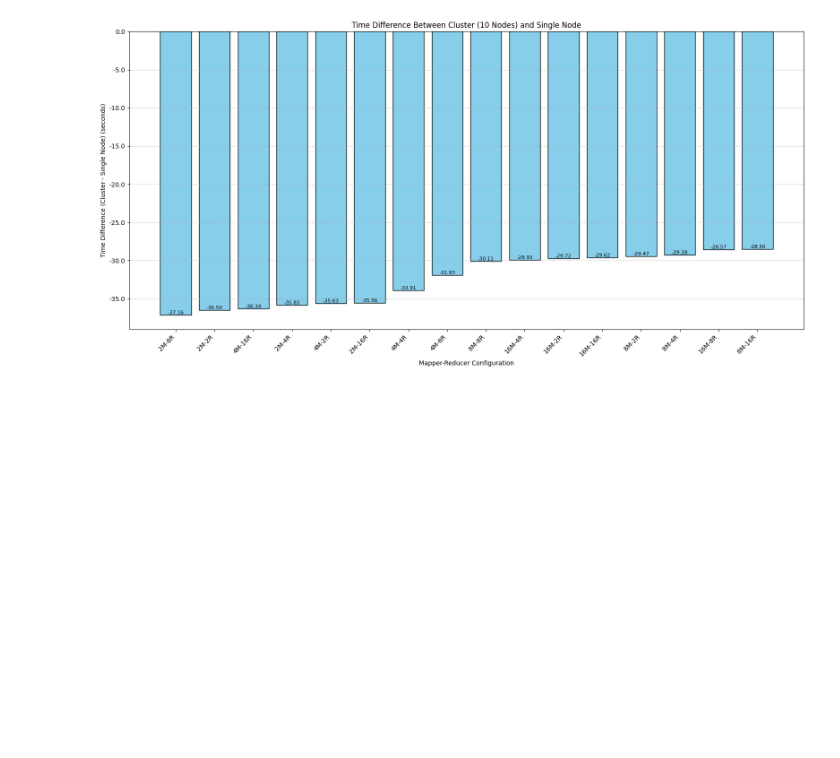
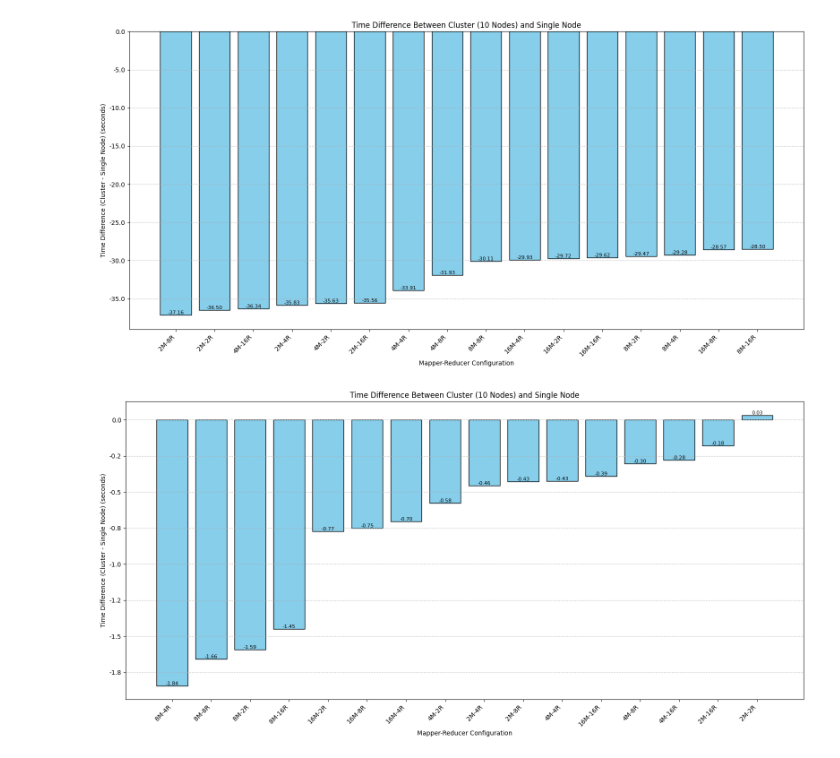
Before and after one commit to JensVL96/ass1, a Jupyter notebook: src/testData.ipynb, the cells around one changed output. Cells and saved outputs as stored; diff of their text form; code cells hidden in the pictures; blank space fills up the shorter version.

```diff
--- a/src/testData.ipynb
+++ b/src/testData.ipynb
@@ -391,3 +409,97 @@ plt.tight_layout()
 plt.show()
 # %% [output]
 [figure]
+# %%
+import matplotlib.pyplot as plt
+import numpy as np
+from matplotlib.ticker import FuncFormatter  # Import FuncFormatter for custom y-axis labels
+import json
+
+# Load the results from the three JSON files for single node and cluster
+single_node_files = ['resultsL1N1.json', 'resultsL2N1.json', 'resultsL3N1.json']
+cluster_files = ['resultsL1N10.json', 'resultsL2N10.json', 'resultsL3N10.json']
+
+def load_and_average_results(file_paths):
+    all_results = []
+    for file_path in file_paths:
+        with open(file_path, 'r') as json_file:
+            results = json.load(json_file)
+            all_results.extend(results)
+
+    # Convert the results into a dictionary for averaging
+    data = {}
+    for result in all_results:
+        key = f"{result['mappers']}M-{result['reducers']}R"
+        if key not in data:
+            data[key] = {
+                "total_time": [],
+                "mapper_time": [],
+                "reducer_time": []
+            }
+        data[key]["total_time"].append(result["total_time"])
+        data[key]["mapper_time"].append(result["mapper_time"])
+        data[key]["reducer_time"].append(result["reducer_time"])
+
+    # Compute the average times for each configuration
+    averaged_data = {}
+    for key, times in data.items():
+        averaged_data[key] = {
+            "total_time": sum(times["total_time"]) / len(times["total_time"]),
+            "mapper_time": sum(times["mapper_time"]) / len(times["mapper_time"]),
+            "reducer_time": sum(times["reducer_time"]) / len(times["reducer_time"])
+        }
+
+    return averaged_data
+
+# Load and average the results for single node and cluster
+data_single_node = load_and_average_results(single_node_files)
+data_cluster = load_and_average_results(cluster_files)
+
+# Calculate the difference in time for each configuration
+# Difference = Cluster Time - Single Node Time
+differences = {
+    config: data_cluster[config]["total_time"] - data_single_node[config]["total_time"]
+    for config in data_single_node
+}
+
+# Sort the differences from largest to smallest (most negative to least negative)
+sorted_differences = dict(sorted(differences.items(), key=lambda x: x[1]))
+
+# Convert the sorted differences into lists for plotting
+labels = list(sorted_differences.keys())
+diff_times = list(sorted_differences.values())
+
+# Create a bar chart
+x = np.arange(len(labels))  # x-axis positions for the groups
+width = 0.8  # Width of each bar
+
+plt.figure(figsize=(16, 8))
+
+# Plot the differences
+bars = plt.bar(x, diff_times, width, color='skyblue', edgecolor='black')
+
+# Add labels, title, and custom x-axis tick labels
+plt.xlabel('Mapper-Reducer Configuration')
+plt.ylabel('Time Difference (Cluster - Single Node) (seconds)')
+plt.title('Time Difference Between Cluster (10 Nodes) and Single Node')
+plt.xticks(x, labels, rotation=45, ha='right')  # Rotate x-axis labels for better readability
+plt.grid(True, axis='y', linestyle='--', alpha=0.7)
+
+# Add minus sign to y-axis labels
+def format_y_axis(value, _):
+    return f'{value:.1f}' if value >= 0 else f'{value:.1f}'  # Add minus sign for negative values
+
+plt.gca().yaxis.set_major_formatter(FuncFormatter(format_y_axis))
+
+# Add value labels on top of each bar
+for bar in bars:
+    height = bar.get_height()
+    plt.text(bar.get_x() + bar.get_width() / 2, height, f'{height:.2f}', ha='center', va='bottom', fontsize=8)
+
+# Adjust layout to prevent clipping of labels
+plt.tight_layout()
+
+# Show the plot
+plt.show()
+# %% [output]
+[figure, added]
```
Also changed, not shown: parts of 1 cell of this notebook, 24 other files.
